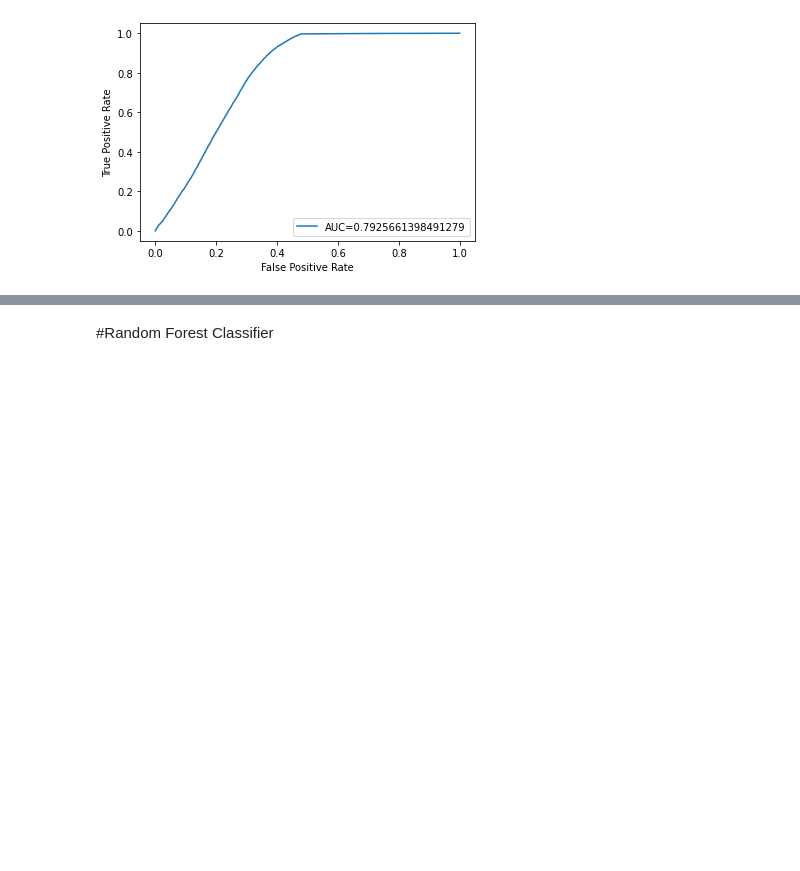
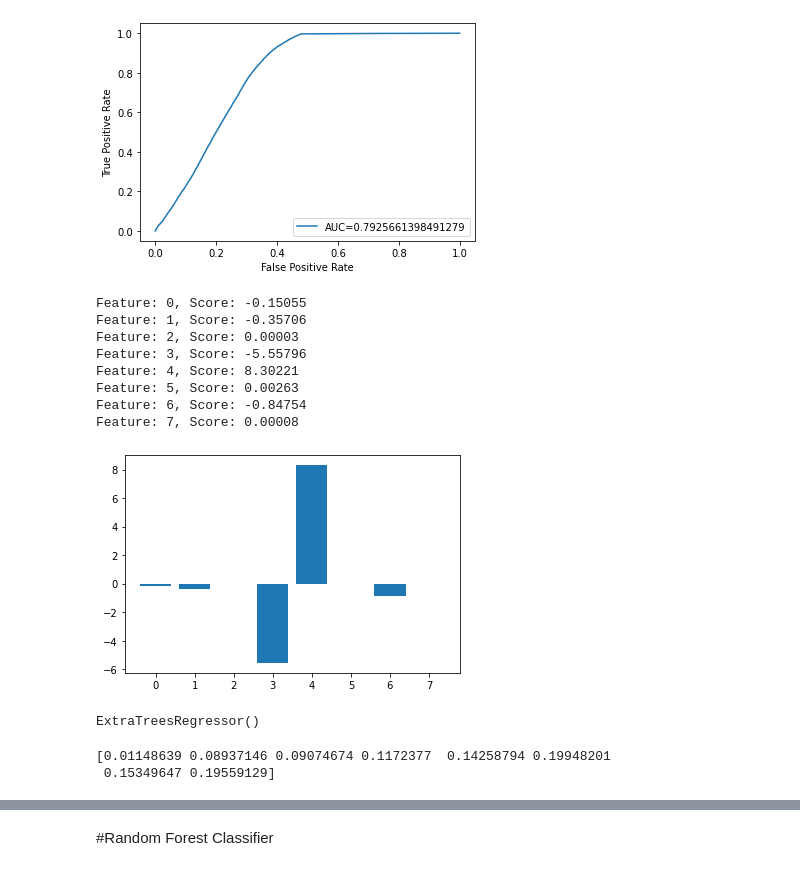
Before and after one commit to VaibhavBhusawale/-Bike-Sharing-Demand-Prediction, a Jupyter notebook: final_of_HEALTH_INSURANCE_CROSS_SELL_PREDICTION.ipynb, the cells around one changed output, grey strips where cells are left out. Saved outputs shown, nothing was run; the diff lists cells and outputs as text; code cells hidden in the pictures; blank space fills up the shorter version.

```diff
--- a/final_of_HEALTH_INSURANCE_CROSS_SELL_PREDICTION.ipynb
+++ b/final_of_HEALTH_INSURANCE_CROSS_SELL_PREDICTION.ipynb
@@ -910,0 +913,30 @@ plt.show()
+# %%
+importance = log_regression.coef_[0]
+# summarize feature importance
+for i,v in enumerate(importance):
+	print('Feature: %0d, Score: %.5f' % (i,v))
+# plot feature importance
+plt.bar([x for x in range(len(importance))], importance)
+plt.show()
+# %% [output]
+Feature: 0, Score: -0.15055
+Feature: 1, Score: -0.35706
+Feature: 2, Score: 0.00003
+Feature: 3, Score: -5.55796
+Feature: 4, Score: 8.30221
+Feature: 5, Score: 0.00263
+Feature: 6, Score: -0.84754
+Feature: 7, Score: 0.00008
+[figure, added]
+# %%
+from sklearn.ensemble import ExtraTreesRegressor
+import matplotlib.pyplot as plt
+model = ExtraTreesRegressor()
+model.fit(X,Y)
+# %% [output]
+ExtraTreesRegressor()
+# %%
+print(model.feature_importances_)
+# %% [output]
+[0.01148639 0.08937146 0.09074674 0.1172377  0.14258794 0.19948201
+ 0.15349647 0.19559129]
```
Also changed, not shown: parts of 10 cells of this notebook.
